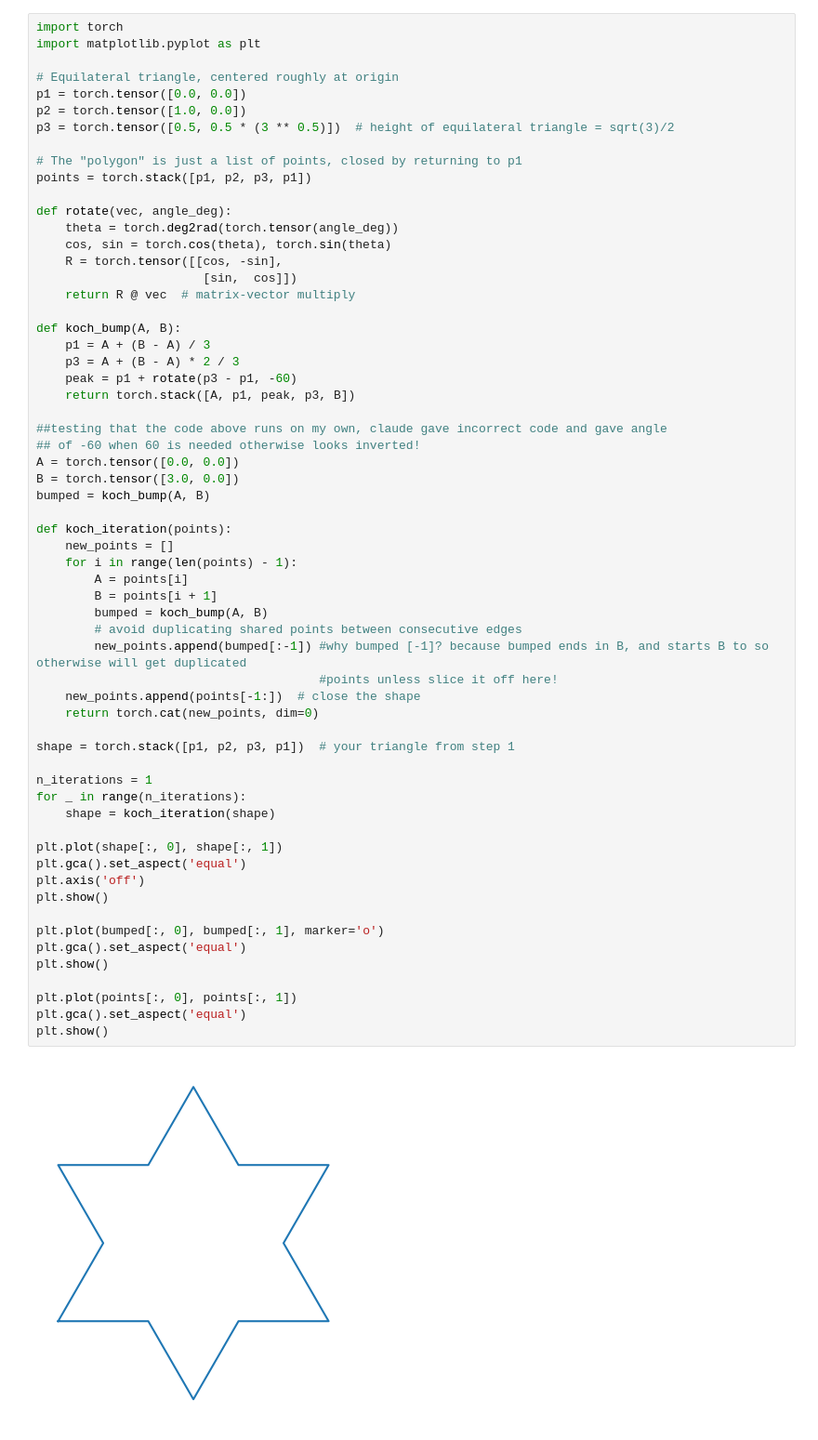
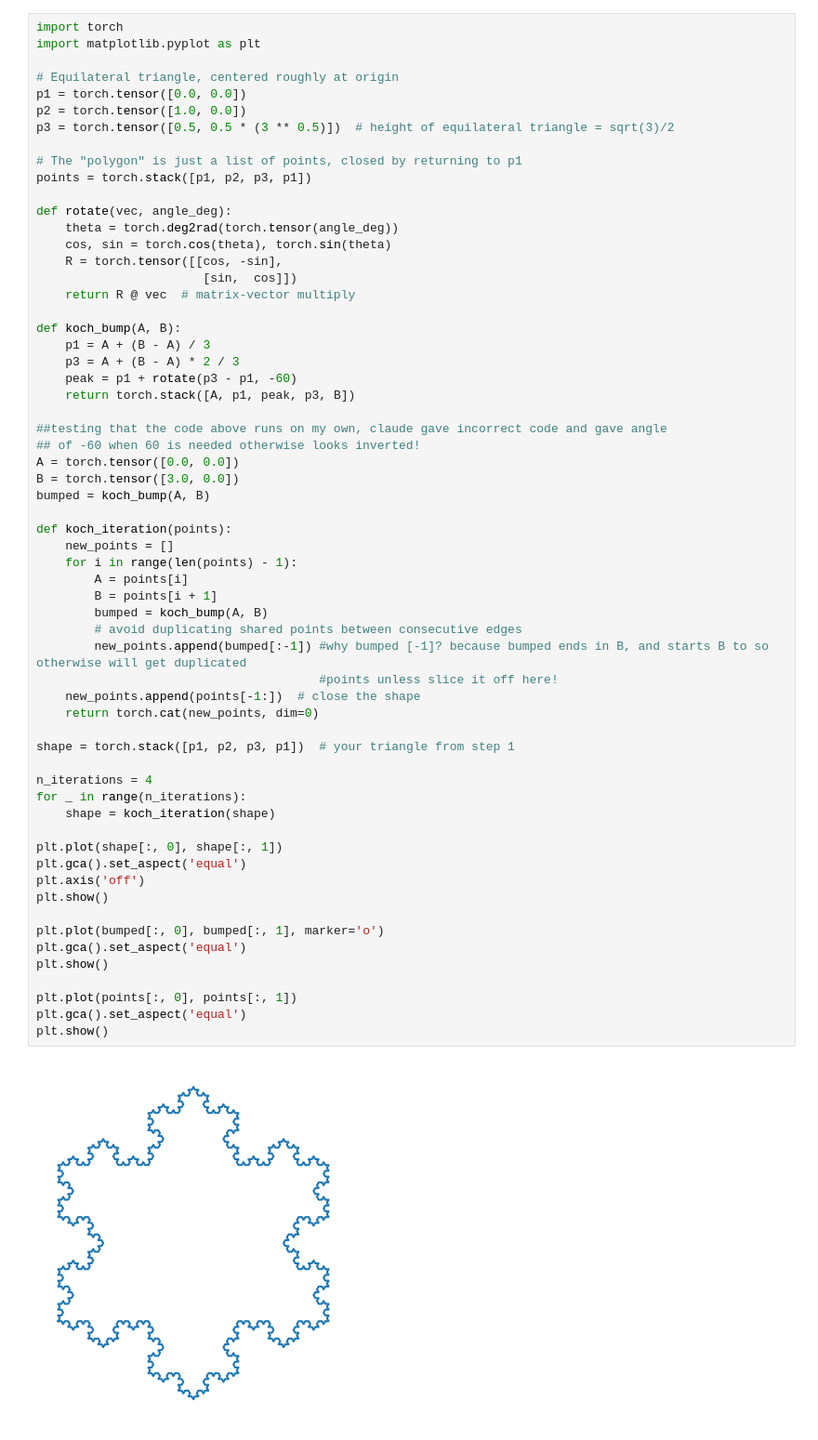
Before and after one commit to sasha-borislavov/demo1-fractal-comp3710, a Jupyter notebook: koch_snowflake.ipynb, the cells around one changed output. Shown at 93% size. Cells and saved outputs as stored; diff of their text form.

Commit message:
more iteration for style choice lel

```diff
--- a/koch_snowflake.ipynb
+++ b/koch_snowflake.ipynb
@@ -32,34 +32,34 @@ bumped = koch_bump(A, B)
 def koch_iteration(points):
     new_points = []
     for i in range(len(points) - 1):
         A = points[i]
         B = points[i + 1]
         bumped = koch_bump(A, B)
         # avoid duplicating shared points between consecutive edges
         new_points.append(bumped[:-1]) #why bumped [-1]? because bumped ends in B, and starts B to so otherwise will get duplicated
                                        #points unless slice it off here!
     new_points.append(points[-1:])  # close the shape
     return torch.cat(new_points, dim=0)
 
 shape = torch.stack([p1, p2, p3, p1])  # your triangle from step 1
 
-n_iterations = 1
+n_iterations = 4
 for _ in range(n_iterations):
     shape = koch_iteration(shape)
 
 plt.plot(shape[:, 0], shape[:, 1])
 plt.gca().set_aspect('equal')
 plt.axis('off')
 plt.show()
 
 plt.plot(bumped[:, 0], bumped[:, 1], marker='o')
 plt.gca().set_aspect('equal')
 plt.show()
 
 plt.plot(points[:, 0], points[:, 1])
 plt.gca().set_aspect('equal')
 plt.show()
 # %% [output]
-[figure, old version]
+[figure, new version]
 [figure]
 [figure]
```
